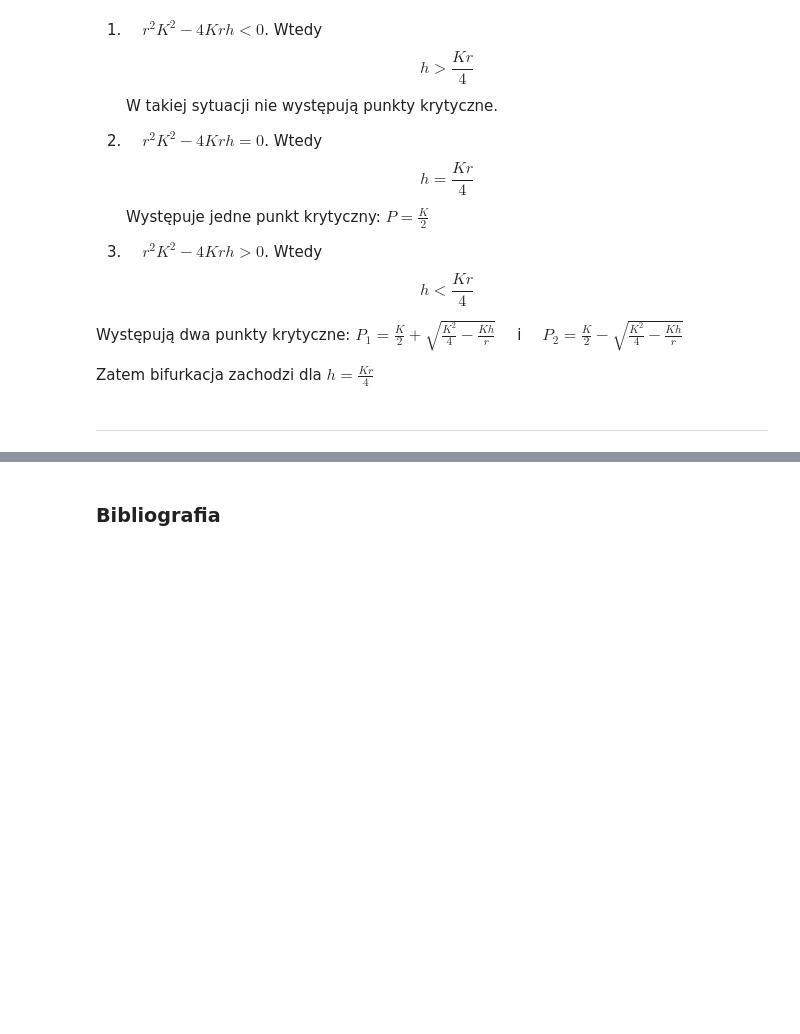
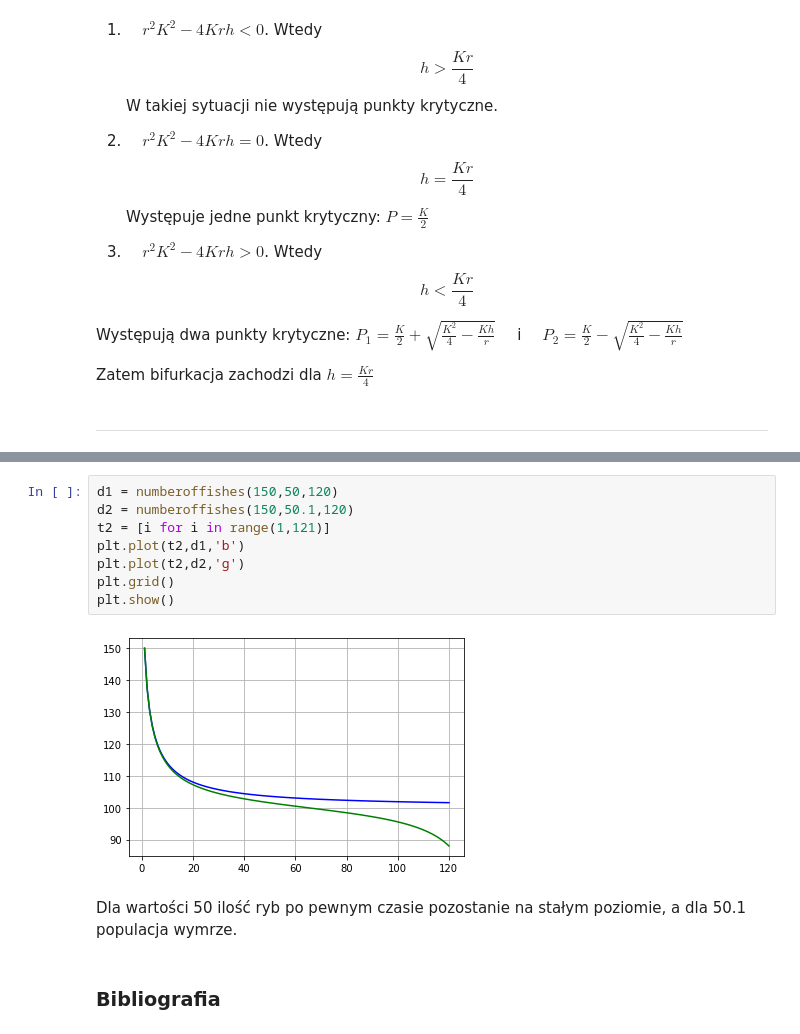
Before and after one commit to klaudynka245/Bifurcations, a Jupyter notebook: teoria katastrof.ipynb, the cells around one changed output, grey strips where cells are left out. Drawn from its saved outputs; the diff is of its cells as text; blank space fills up the shorter version.

```diff
--- a/teoria katastrof.ipynb
+++ b/teoria katastrof.ipynb
@@ -335,3 +351,15 @@ plt.show()
+# %%
+d1 = numberoffishes(150,50,120)
+d2 = numberoffishes(150,50.1,120)
+t2 = [i for i in range(1,121)]
+plt.plot(t2,d1,'b')
+plt.plot(t2,d2,'g')
+plt.grid()
+plt.show()
+# %% [output]
+[figure, added]
+# %% [markdown]
+Dla wartości 50 ilość ryb po pewnym czasie pozostanie na stałym poziomie, a dla 50.1 populacja wymrze.
 # %% [markdown]
 ### Bibliografia
 # %% [markdown]
```
Also changed, not shown: parts of 5 cells of this notebook.
